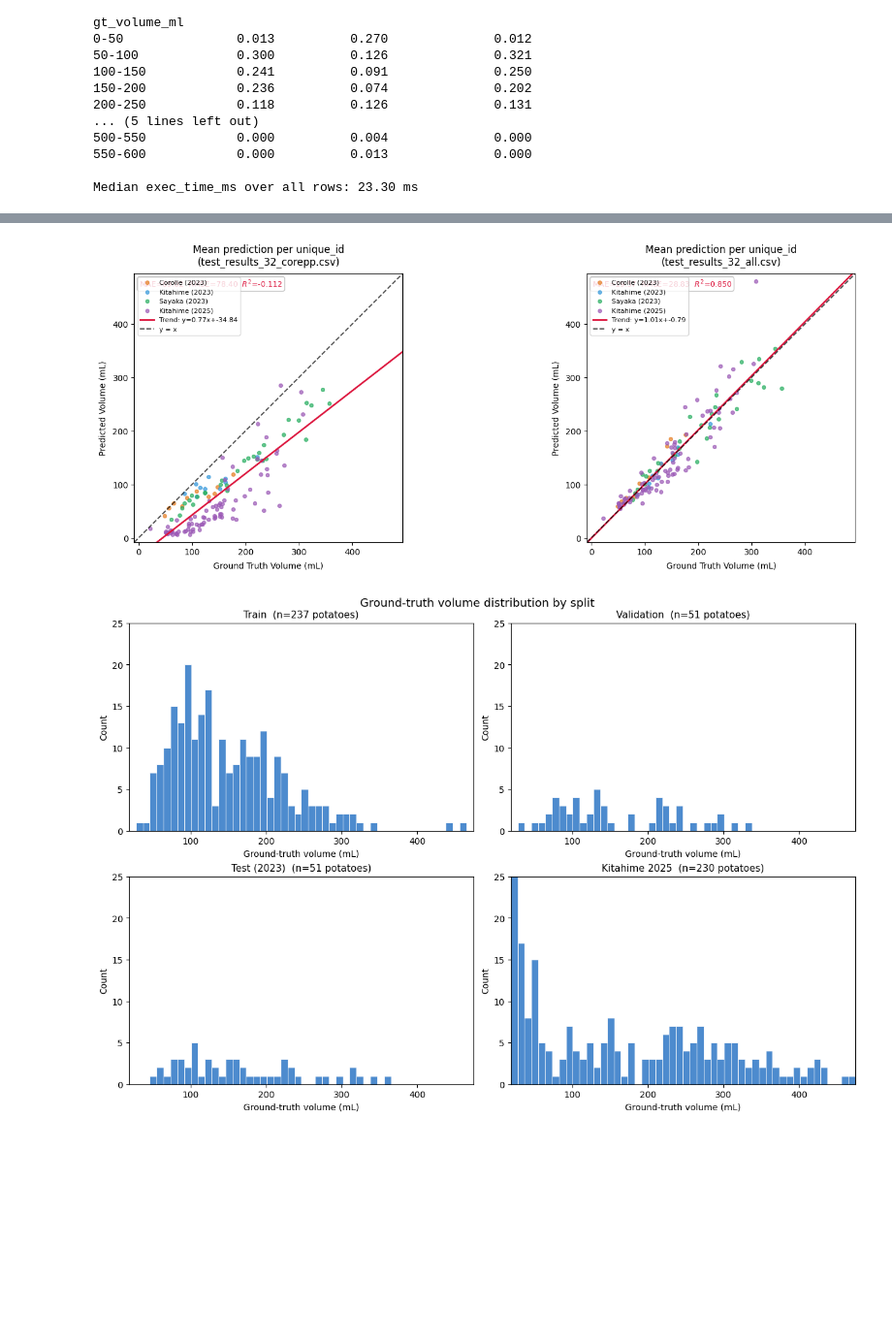
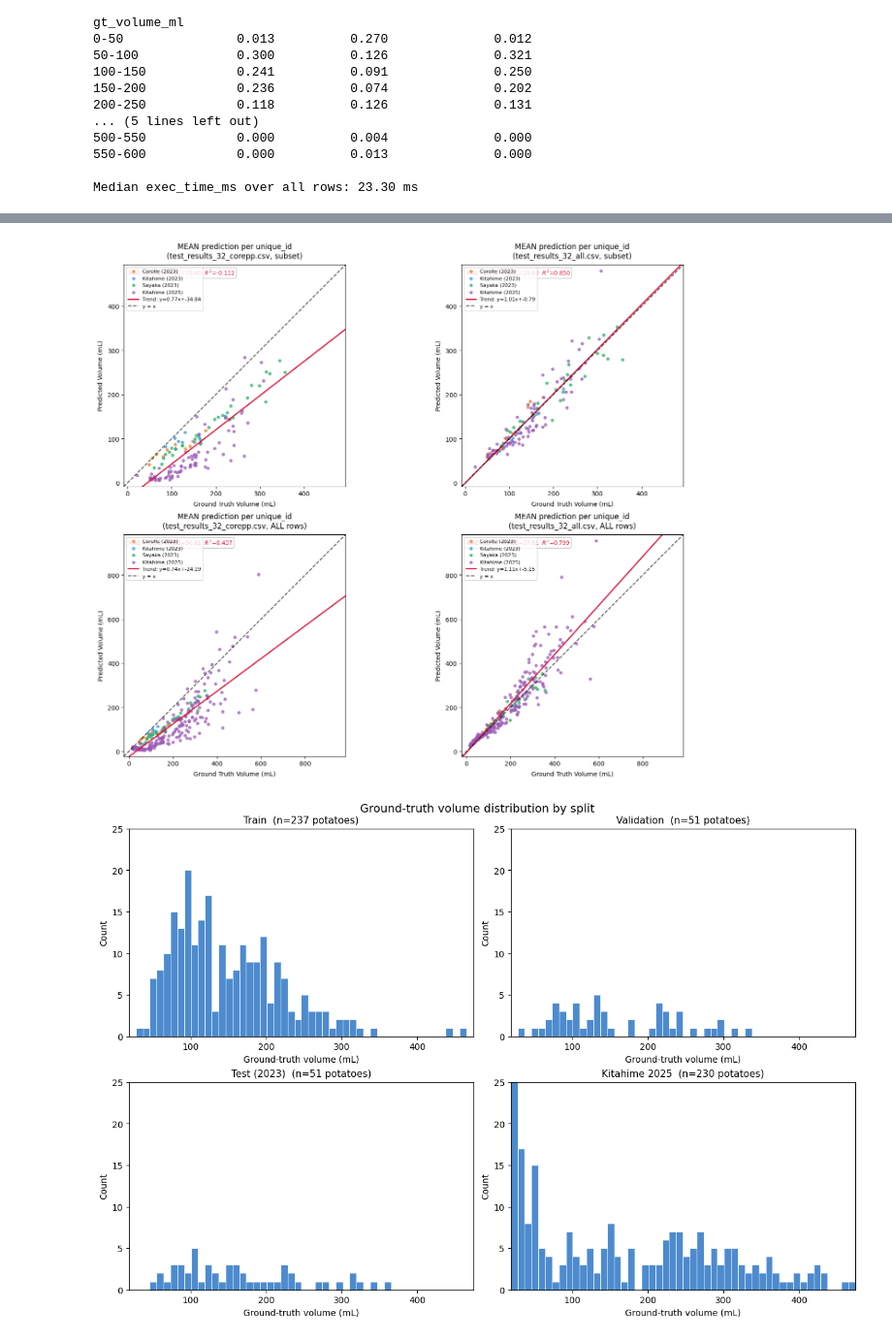
Before and after one commit to GroteGitJeppo/PointSDF, a Jupyter notebook: misc/eda.ipynb, the cells around one changed output, grey strips where cells are left out. Shown at 97% size. Saved outputs shown, nothing was run; the diff lists cells and outputs as text; code cells hidden in the pictures; blank space fills up the shorter version.

```diff
--- a/misc/eda.ipynb
+++ b/misc/eda.ipynb
@@ -325,22 +325,9 @@ def safe_mean(df, col):
     return df[col].mean() if col in df.columns else float('nan')
 
 def print_timing_stats(label, df):
-    # For each timing metric, omit the first value
-    def omit_first(arr):
-        # Omit the first value (if present), and return the remaining as a Series
-        if len(arr) > 1:
-            return arr[1:]
-        elif len(arr) == 1:
-            return arr.iloc[:0]  # empty Series (ensures mean is nan)
-        else:
-            return arr  # already empty
-    def safe_mean_omit_first(df, col):
-        arr = df[col] if col in df.columns else pd.Series(dtype=float)
-        arr_used = omit_first(arr)
-        return arr_used.mean() if len(arr_used) else float('nan')
-    mean_encoder = safe_mean_omit_first(df, "encoder_ms")
-    mean_decoder = safe_mean_omit_first(df, "decoder_ms")
-    mean_convex = safe_mean_omit_first(df, "convex_hull_ms")
+    mean_encoder = safe_mean(df, "encoder_ms")
+    mean_decoder = safe_mean(df, "decoder_ms")
+    mean_convex = safe_mean(df, "convex_hull_ms")
     print(
         f"{label:<26} "
         f"mean_encoder_ms={mean_encoder:.2f}  "
@@ -360,7 +347,6 @@ def attach_cohort_group(df: pd.DataFrame) -> pd.DataFrame:
     cv = out["cultivar"].astype(str).str.strip()
     out["group"] = cv + " (" + y.astype(str) + ")"
     return out
-
 
 df_mean1 = attach_cohort_group(df_mean1)
 df_mean2 = attach_cohort_group(df_mean2)
@@ -419,30 +405,67 @@ def _scatter_panel(ax, df, colors, groups, title, vminmax):
     ax.set_ylim(vmin, vmax)
     ax.set_aspect('equal', adjustable='box')
 
-# --- Synchronize axes across panels ---
-# Determine common [vmin, vmax] for both gt and pred, across all panels
-_all_gt = pd.concat([df_mean1["gt_volume_ml"], df_mean2["gt_volume_ml"]], ignore_index=True)
-_all_pred = pd.concat([df_mean1["pred_volume_ml"], df_mean2["pred_volume_ml"]], ignore_index=True)
-axes_min = float(min(_all_gt.min(), _all_pred.min()))
-axes_max = float(max(_all_gt.max(), _all_pred.max()))
-# Add a small margin
-margin = 0.03 * (axes_max - axes_min)
-axes_min -= margin
-axes_max += margin
-common_limits = (axes_min, axes_max)
+# === Also plot "full" sets: mean per unique_id for all available rows from both CSVs, with no subset selection ===
+
+# Full means for all potatoes from RESULT_PATH
+df_frames_all_full = load_results_csv(RESULT_PATH)
+df_full1 = mean_volume_per_potato(df_frames_all_full)
+df_full1 = attach_cohort_group(df_full1)
+
+# Full means for all potatoes from RESULT_PATH_MEAN
+df_frames_mean_full = load_results_csv(RESULT_PATH_MEAN)
+df_full2 = mean_volume_per_potato(df_frames_mean_full)
+df_full2 = attach_cohort_group(df_full2)
+
+# Ensure group listing for possible novel cohorts
+_present_full = set(pd.concat([df_full1["group"], df_full2["group"]]))
+groups_full = [g for g in _GROUP_ORDER if g in _present_full]
+groups_full += sorted(g for g in _present_full if g not in _GROUP_ORDER)
+colors_full = [custom_colors[i % len(custom_colors)] for i in range(len(groups_full))]
+
+# --- Axis sync: Compute min/max for the top (subset) and bottom (full) rows *separately*,
+#     so that axes are synced only for plots next to each other, not all 4
+#   - Top row uses all (subset) points for limits
+_top_gt = pd.concat([df_mean1["gt_volume_ml"], df_mean2["gt_volume_ml"]], ignore_index=True)
+_top_pred = pd.concat([df_mean1["pred_volume_ml"], df_mean2["pred_volume_ml"]], ignore_index=True)
+top_axes_min = float(min(_top_gt.min(), _top_pred.min()))
+top_axes_max = float(max(_top_gt.max(), _top_pred.max()))
+top_margin = 0.03 * (top_axes_max - top_axes_min)
+top_axes_min -= top_margin
+top_axes_max += top_margin
+top_limits = (top_axes_min, top_axes_max)
+
+#   - Bottom row uses all (full) points for limits
+_bot_gt = pd.concat([df_full1["gt_volume_ml"], df_full2["gt_volume_ml"]], ignore_index=True)
+_bot_pred = pd.concat([df_full1["pred_volume_ml"], df_full2["pred_volume_ml"]], ignore_index=True)
+bot_axes_min = float(min(_bot_gt.min(), _bot_pred.min()))
+bot_axes_max = float(max(_bot_gt.max(), _bot_pred.max()))
+bot_margin = 0.03 * (bot_axes_max - bot_axes_min)
+bot_axes_min -= bot_margin
+bot_axes_max += bot_margin
+bot_limits = (bot_axes_min, bot_axes_max)
 
 # --- Plot ---
-fig, (ax_left, ax_right) = plt.subplots(1, 2, figsize=(15, 5.5), constrained_layout=True)
+fig, axes = plt.subplots(2, 2, figsize=(15, 12), constrained_layout=True)
 
+# Top row: matching subset (use per-row shared axes)
 _scatter_panel(
-    ax_left, df_mean1, colors, groups,
-    f"Mean prediction per unique_id\n({RESULT_PATH.name})",
-    common_limits,
+    axes[0, 0], df_mean1, colors, groups,
+    f"MEAN prediction per unique_id\n({RESULT_PATH.name}, subset)", top_limits,
 )
 _scatter_panel(
-    ax_right, df_mean2, colors, groups,
-    f"Mean prediction per unique_id\n({RESULT_PATH_MEAN.name})",
-    common_limits,
+    axes[0, 1], df_mean2, colors, groups,
+    f"MEAN prediction per unique_id\n({RESULT_PATH_MEAN.name}, subset)", top_limits,
+)
+
+# Bottom row: full sets (UNfiltered, per each CSV) (use per-row shared axes)
+_scatter_panel(
+    axes[1, 0], df_full1, colors_full, groups_full,
+    f"MEAN prediction per unique_id\n({RESULT_PATH.name}, ALL rows)", bot_limits,
+)
+_scatter_panel(
+    axes[1, 1], df_full2, colors_full, groups_full,
+    f"MEAN prediction per unique_id\n({RESULT_PATH_MEAN.name}, ALL rows)", bot_limits,
 )
 
 plt.show()
@@ -454,4 +477,4 @@ Frames: test_results_32_all.csv mean_encoder_ms=4.58  mean_decoder_ms=14.87  mea
-[figure, old version]
+[figure, new version]
 # %%
 # Ground-truth volume distribution per split (one row per potato)
 from pathlib import Path
```
Also changed, not shown: parts of 1 cell of this notebook.
